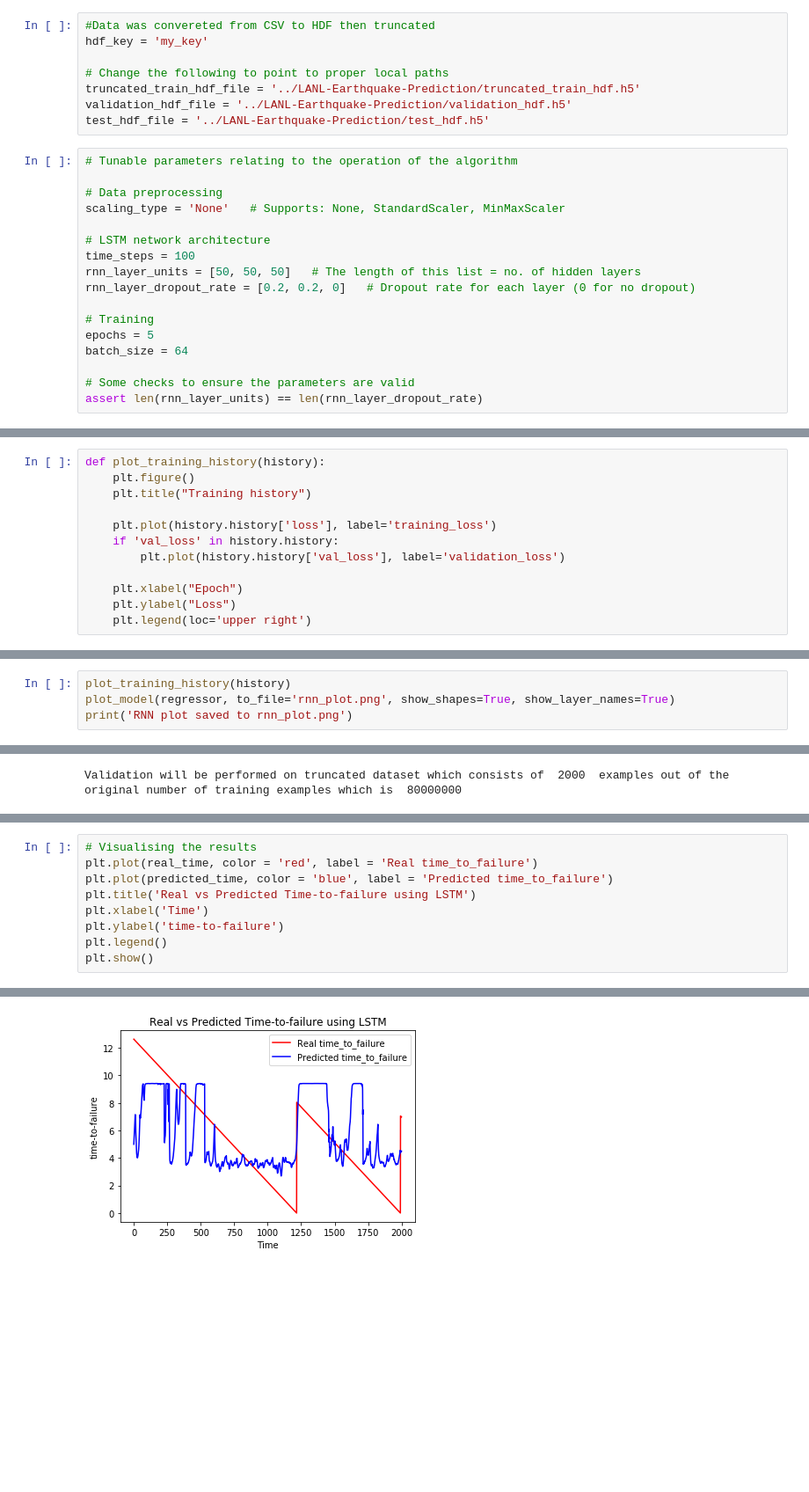
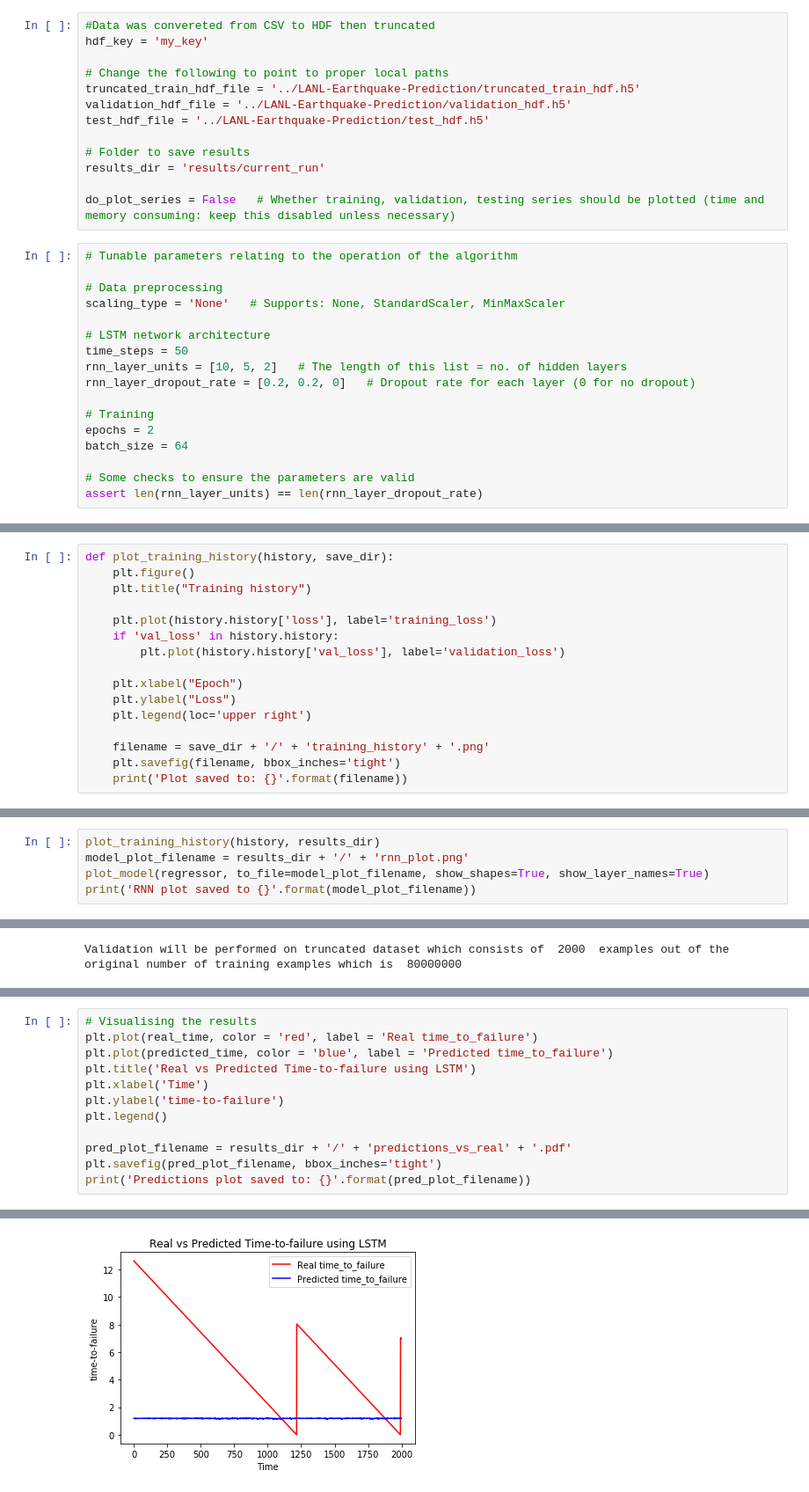
Before and after one commit to sgamage2/ece-9309-ml-project, a Jupyter notebook: LANL_NB.ipynb, the cells around one changed output, grey strips where cells are left out. Shown at 88% size. Saved outputs shown, nothing was run; the diff lists cells and outputs as text; blank space fills up the shorter version.

Commit message:
Save all output artificats to a separate folder. Notebook can be run as an IPython script

```diff
--- a/LANL_NB.ipynb
+++ b/LANL_NB.ipynb
@@ -80,6 +80,11 @@ hdf_key = 'my_key'
 truncated_train_hdf_file = '../LANL-Earthquake-Prediction/truncated_train_hdf.h5'
 validation_hdf_file = '../LANL-Earthquake-Prediction/validation_hdf.h5'
 test_hdf_file = '../LANL-Earthquake-Prediction/test_hdf.h5'
+
+# Folder to save results
+results_dir = 'results/current_run'
+
+do_plot_series = False   # Whether training, validation, testing series should be plotted (time and memory consuming: keep this disabled unless necessary)
 # %%
 # Tunable parameters relating to the operation of the algorithm
 
@@ -87,12 +92,12 @@ test_hdf_file = '../LANL-Earthquake-Prediction/test_hdf.h5'
 scaling_type = 'None'   # Supports: None, StandardScaler, MinMaxScaler
 
 # LSTM network architecture
-time_steps = 100
-rnn_layer_units = [50, 50, 50]   # The length of this list = no. of hidden layers
+time_steps = 50
+rnn_layer_units = [10, 5, 2]   # The length of this list = no. of hidden layers
 rnn_layer_dropout_rate = [0.2, 0.2, 0]   # Dropout rate for each layer (0 for no dropout)
 
 # Training
-epochs = 5
+epochs = 2
 batch_size = 64
 
 # Some checks to ensure the parameters are valid
@@ -148,6 +159,6 @@ def plot_series(df):
     print('Plotting complete. time_to_plot={:.2f} seconds'.format(time.time() - t0))
 # %%
-def plot_training_history(history):
+def plot_training_history(history, save_dir):
     plt.figure()
     plt.title("Training history")
 
@@ -158,6 +169,10 @@ def plot_training_history(history):
     plt.xlabel("Epoch")
     plt.ylabel("Loss")
     plt.legend(loc='upper right')
+
+    filename = save_dir + '/' + 'training_history' + '.png'
+    plt.savefig(filename, bbox_inches='tight')
+    print('Plot saved to: {}'.format(filename))
 # %% [markdown]
 ## Import truncated Data from hdf files
 ### 3 sets: train, validation, test. Print basic stats about them and plot them
@@ -381,5 +425,6 @@ Training complete. time_to_train=133.59 seconds (2.23 minutes)
 # %%
-plot_training_history(history)
-plot_model(regressor, to_file='rnn_plot.png', show_shapes=True, show_layer_names=True)
-print('RNN plot saved to rnn_plot.png')
+plot_training_history(history, results_dir)
+model_plot_filename = results_dir + '/' + 'rnn_plot.png'
+plot_model(regressor, to_file=model_plot_filename, show_shapes=True, show_layer_names=True)
+print('RNN plot saved to {}'.format(model_plot_filename))
 # %% [output]
@@ -466,5 +513,8 @@ plt.title('Real vs Predicted Time-to-failure using LSTM')
 plt.xlabel('Time')
 plt.ylabel('time-to-failure')
 plt.legend()
-plt.show()
+
+pred_plot_filename = results_dir + '/' + 'predictions_vs_real' + '.pdf'
+plt.savefig(pred_plot_filename, bbox_inches='tight')
+print('Predictions plot saved to: {}'.format(pred_plot_filename))
 # %% [output]
@@ -471 +522 @@ plt.show()
-[figure, old version]
+[figure, new version]
```
Also changed, not shown: parts of 22 cells of this notebook, 11 other files.
